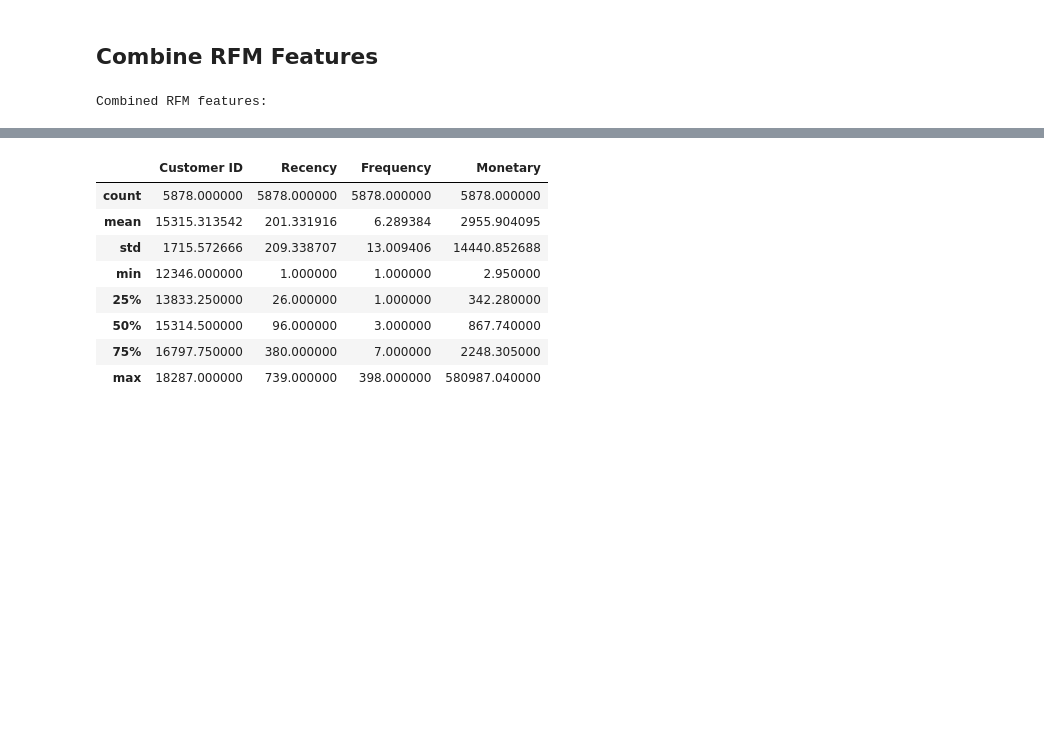
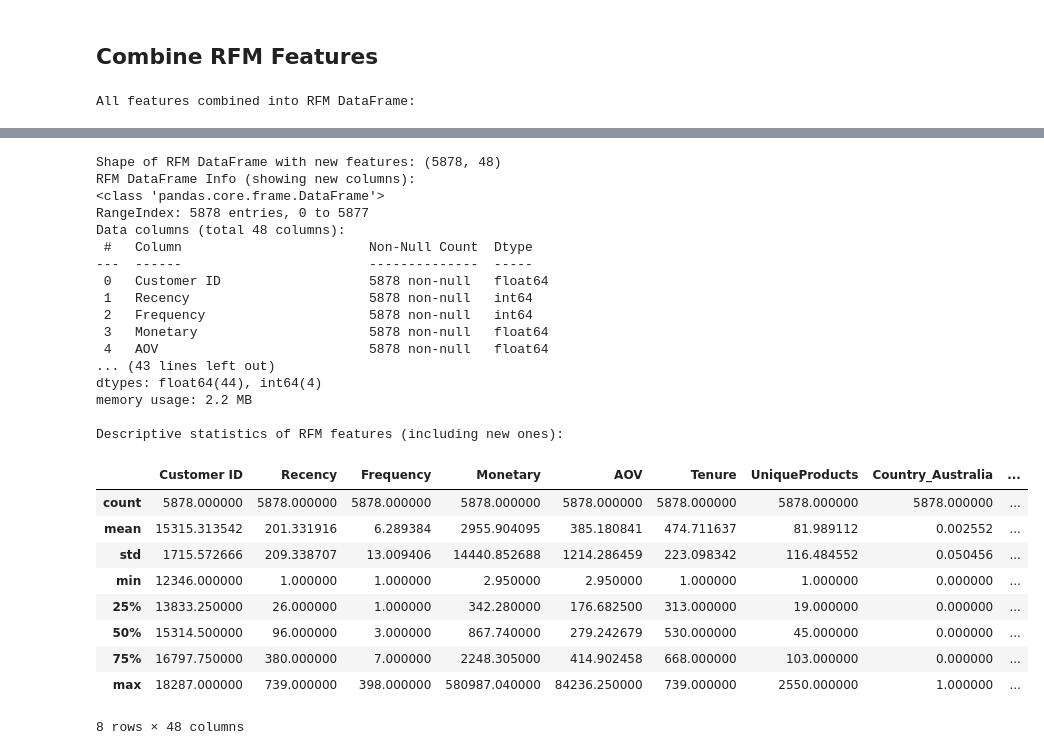
Before and after one commit to Amanarun2907/Celebal-Technologies-Online-Internship-Project-, a Jupyter notebook: customer_lifetime_value_project/notebooks/03_feature_engineering.ipynb, the cells around one changed output, grey strips where cells are left out. Drawn from its saved outputs; the diff is of its cells as text; code cells hidden in the pictures; blank space fills up the shorter version.

```diff
--- a/customer_lifetime_value_project/notebooks/03_feature_engineering.ipynb
+++ b/customer_lifetime_value_project/notebooks/03_feature_engineering.ipynb
@@ -164,0 +210,14 @@ np.float64(2955.9040945899965)
+# %%
+# Calculate Customer Tenure
+# Tenure is the number of days between the snapshot date and the customer's *first* purchase date.
+# A longer tenure suggests a more established customer.
+
+first_purchase_df = df_cleaned.groupby('Customer ID')['InvoiceDate'].min().reset_index()
+first_purchase_df.columns = ['Customer ID', 'FirstPurchaseDate']
+
+first_purchase_df['Tenure'] = (snapshot_date - first_purchase_df['FirstPurchaseDate']).dt.days
+
+first_purchase_df = first_purchase_df[['Customer ID', 'Tenure']]
+
+print("Customer Tenure calculation complete. First 5 rows:")
+display(first_purchase_df.head())
@@ -165,9 +272,7 @@ np.float64(2955.9040945899965)
 # %% [markdown]
 ## Combine RFM Features
 # %%
-# Combine RFM Features
-# Merge Recency, Frequency, and Monetary DataFrames into a single RFM DataFrame.
-
+# Cell 11: Combine All Features into RFM DataFrame
 # Start with Recency DataFrame
 rfm_df = recency_df[['Customer ID', 'Recency']]
 
@@ -177,12 +282,24 @@ rfm_df = pd.merge(rfm_df, frequency_df, on='Customer ID', how='left')
 # Merge with Monetary DataFrame
 rfm_df = pd.merge(rfm_df, monetary_df, on='Customer ID', how='left')
 
-print("Combined RFM features:")
+# Merge with Average Order Value (AOV) DataFrame
+rfm_df = pd.merge(rfm_df, aov_df, on='Customer ID', how='left')
+
+# Merge with Customer Tenure DataFrame
+rfm_df = pd.merge(rfm_df, first_purchase_df, on='Customer ID', how='left')
+
+# Merge with Unique Products DataFrame
+rfm_df = pd.merge(rfm_df, unique_products_df, on='Customer ID', how='left')
+
+# Merge with One-Hot Encoded Country features
+rfm_df = pd.merge(rfm_df, country_encoded_df, on='Customer ID', how='left')
+
+print("All features combined into RFM DataFrame:")
 display(rfm_df.head())
-print(f"Shape of RFM DataFrame: {rfm_df.shape}")
-print("RFM DataFrame Info:")
+print(f"Shape of RFM DataFrame with new features: {rfm_df.shape}")
+print("RFM DataFrame Info (showing new columns):")
 rfm_df.info()
-print("\nDescriptive statistics of RFM features:")
+print("\nDescriptive statistics of RFM features (including new ones):")
 display(rfm_df.describe())
 # %% [output]
-Combined RFM features:
+All features combined into RFM DataFrame:
@@ -210,12 +313,30 @@ Descriptive statistics of RFM features:
+Shape of RFM DataFrame with new features: (5878, 48)
+RFM DataFrame Info (showing new columns):
+<class 'pandas.core.frame.DataFrame'>
+RangeIndex: 5878 entries, 0 to 5877
+Data columns (total 48 columns):
+ #   Column                        Non-Null Count  Dtype
+---  ------                        --------------  -----
+ 0   Customer ID                   5878 non-null   float64
+ 1   Recency                       5878 non-null   int64
+ 2   Frequency                     5878 non-null   int64
+ 3   Monetary                      5878 non-null   float64
+ 4   AOV                           5878 non-null   float64
+... (43 lines left out)
+dtypes: float64(44), int64(4)
+memory usage: 2.2 MB
+
+Descriptive statistics of RFM features (including new ones):
-|  | Customer ID | Recency | Frequency | Monetary |
-| count | 5878.000000 | 5878.000000 | 5878.000000 | 5878.000000 |
-| mean | 15315.313542 | 201.331916 | 6.289384 | 2955.904095 |
-| std | 1715.572666 | 209.338707 | 13.009406 | 14440.852688 |
-| min | 12346.000000 | 1.000000 | 1.000000 | 2.950000 |
-| 25% | 13833.250000 | 26.000000 | 1.000000 | 342.280000 |
-| 50% | 15314.500000 | 96.000000 | 3.000000 | 867.740000 |
-| 75% | 16797.750000 | 380.000000 | 7.000000 | 2248.305000 |
-| max | 18287.000000 | 739.000000 | 398.000000 | 580987.040000 |
+|  | Customer ID | Recency | Frequency | Monetary | AOV | Tenure | UniqueProducts | Country_Australia | ... |
+| count | 5878.000000 | 5878.000000 | 5878.000000 | 5878.000000 | 5878.000000 | 5878.000000 | 5878.000000 | 5878.000000 | ... |
+| mean | 15315.313542 | 201.331916 | 6.289384 | 2955.904095 | 385.180841 | 474.711637 | 81.989112 | 0.002552 | ... |
+| std | 1715.572666 | 209.338707 | 13.009406 | 14440.852688 | 1214.286459 | 223.098342 | 116.484552 | 0.050456 | ... |
+| min | 12346.000000 | 1.000000 | 1.000000 | 2.950000 | 2.950000 | 1.000000 | 1.000000 | 0.000000 | ... |
+| 25% | 13833.250000 | 26.000000 | 1.000000 | 342.280000 | 176.682500 | 313.000000 | 19.000000 | 0.000000 | ... |
+| 50% | 15314.500000 | 96.000000 | 3.000000 | 867.740000 | 279.242679 | 530.000000 | 45.000000 | 0.000000 | ... |
+| 75% | 16797.750000 | 380.000000 | 7.000000 | 2248.305000 | 414.902458 | 668.000000 | 103.000000 | 0.000000 | ... |
+| max | 18287.000000 | 739.000000 | 398.000000 | 580987.040000 | 84236.250000 | 739.000000 | 2550.000000 | 1.000000 | ... |
+8 rows × 48 columns
 # %%
 rfm_df.shape,rfm_df.size,rfm_df.columns
 # %% [output]
```
Also changed, not shown: parts of 11 cells of this notebook, 10 other files.
